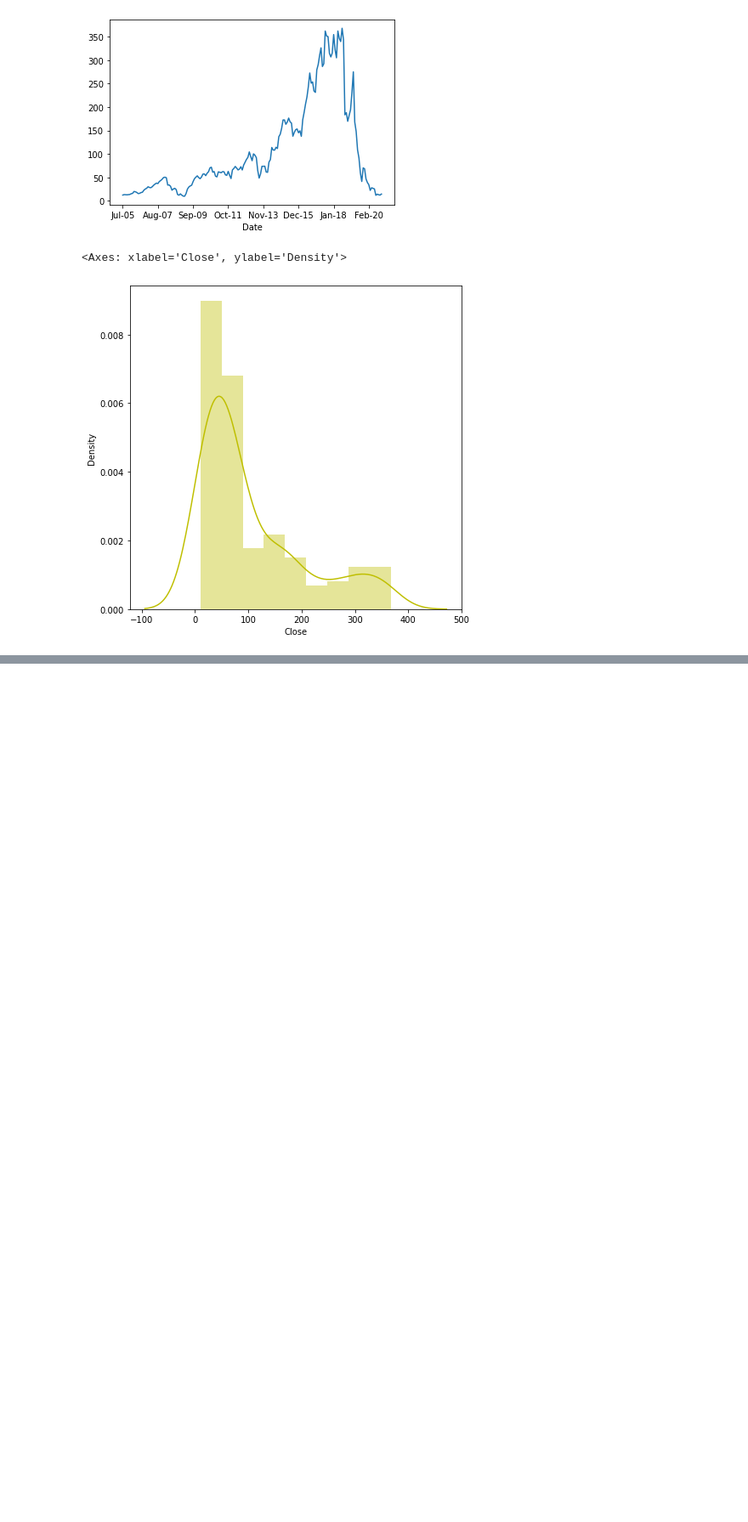
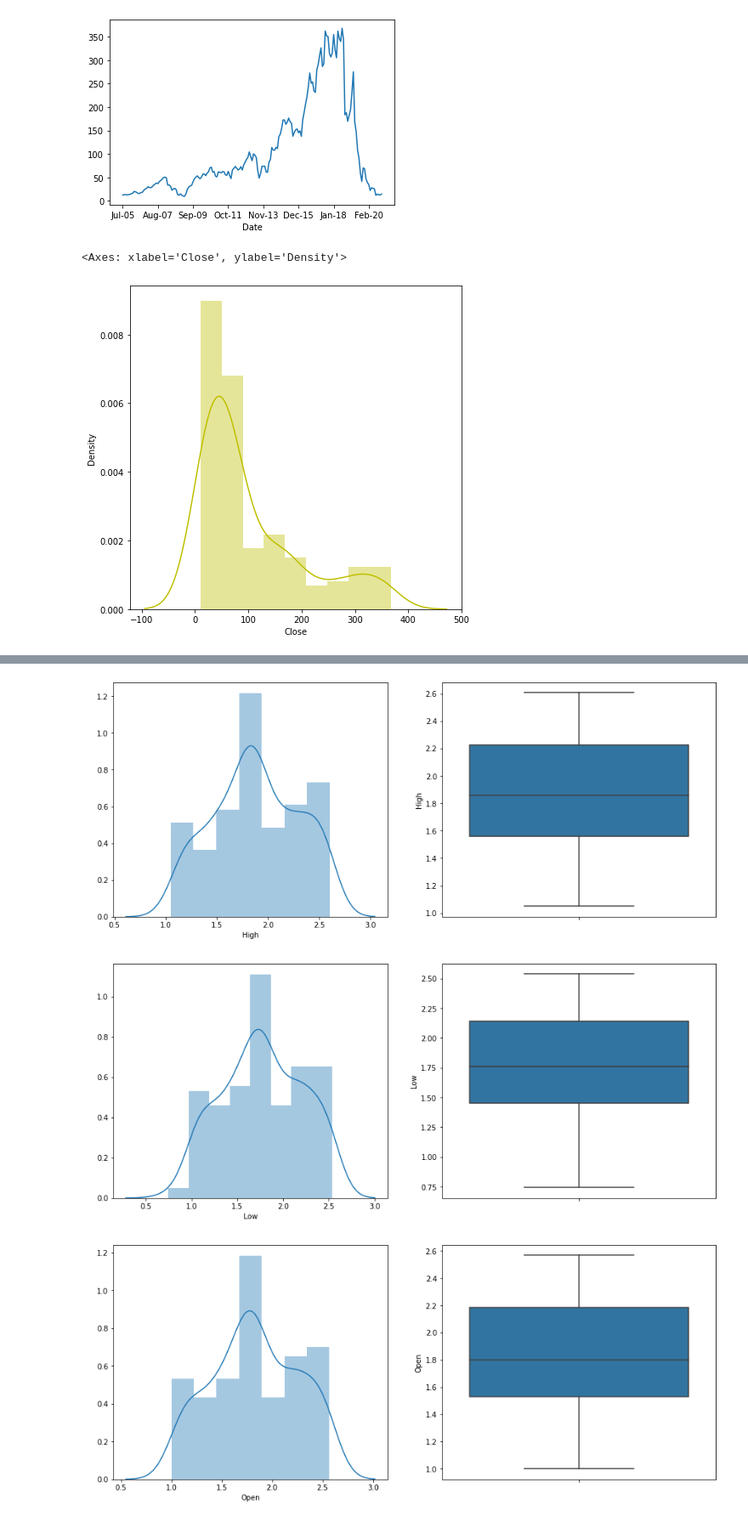
Before and after one commit to lavish315/Yes-Bank-Stock-Price-Analysis, a Jupyter notebook: Capstone_project_(Yes_Bank_stock_price_analysis).ipynb, the cells around one changed output, grey strips where cells are left out. Shown at 85% size. Drawn from its saved outputs; the diff is of its cells as text; code cells hidden in the pictures; blank space fills up the shorter version.

```diff
--- a/Capstone_project_(Yes_Bank_stock_price_analysis).ipynb
+++ b/Capstone_project_(Yes_Bank_stock_price_analysis).ipynb
@@ -111,0 +143,17 @@ sns.distplot(dep_var,color="y")
+# %%
+#independent variables
+for var in indep_var:
+    plt.figure(figsize=(15,6))
+    plt.subplot(1, 2, 1)
+    fig = sns.distplot(np.log10(df[var]))
+    fig.set_ylabel(' ')
+    fig.set_xlabel(var)
+
+    plt.subplot(1, 2, 2)
+    fig = sns.boxplot(y=np.log10(df[var]))
+    fig.set_title('')
+    fig.set_ylabel(var)
+# %% [output]
+[figure, added]
+[figure, added]
+[figure, added]
```
Also changed, not shown: parts of 7 cells of this notebook.
